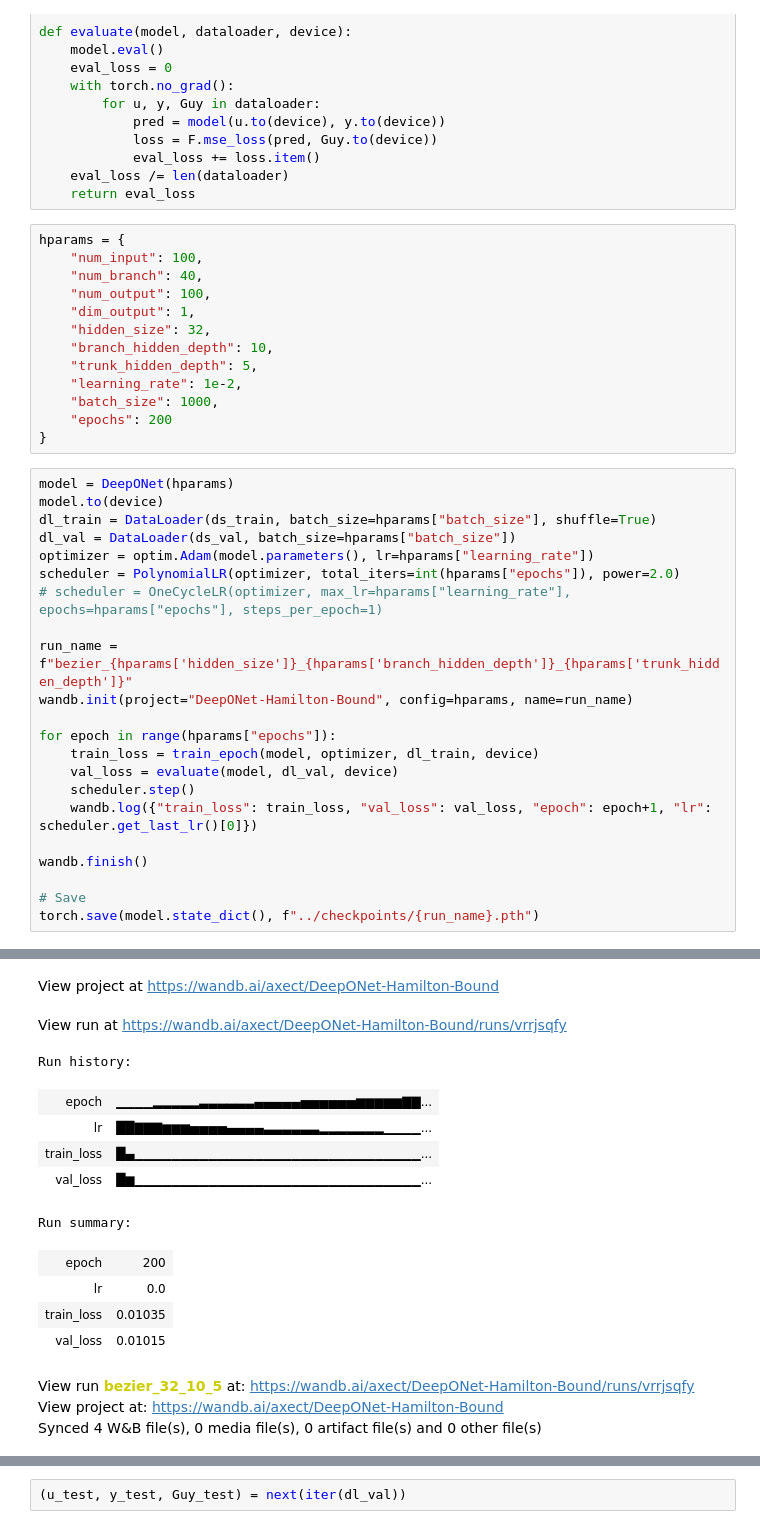
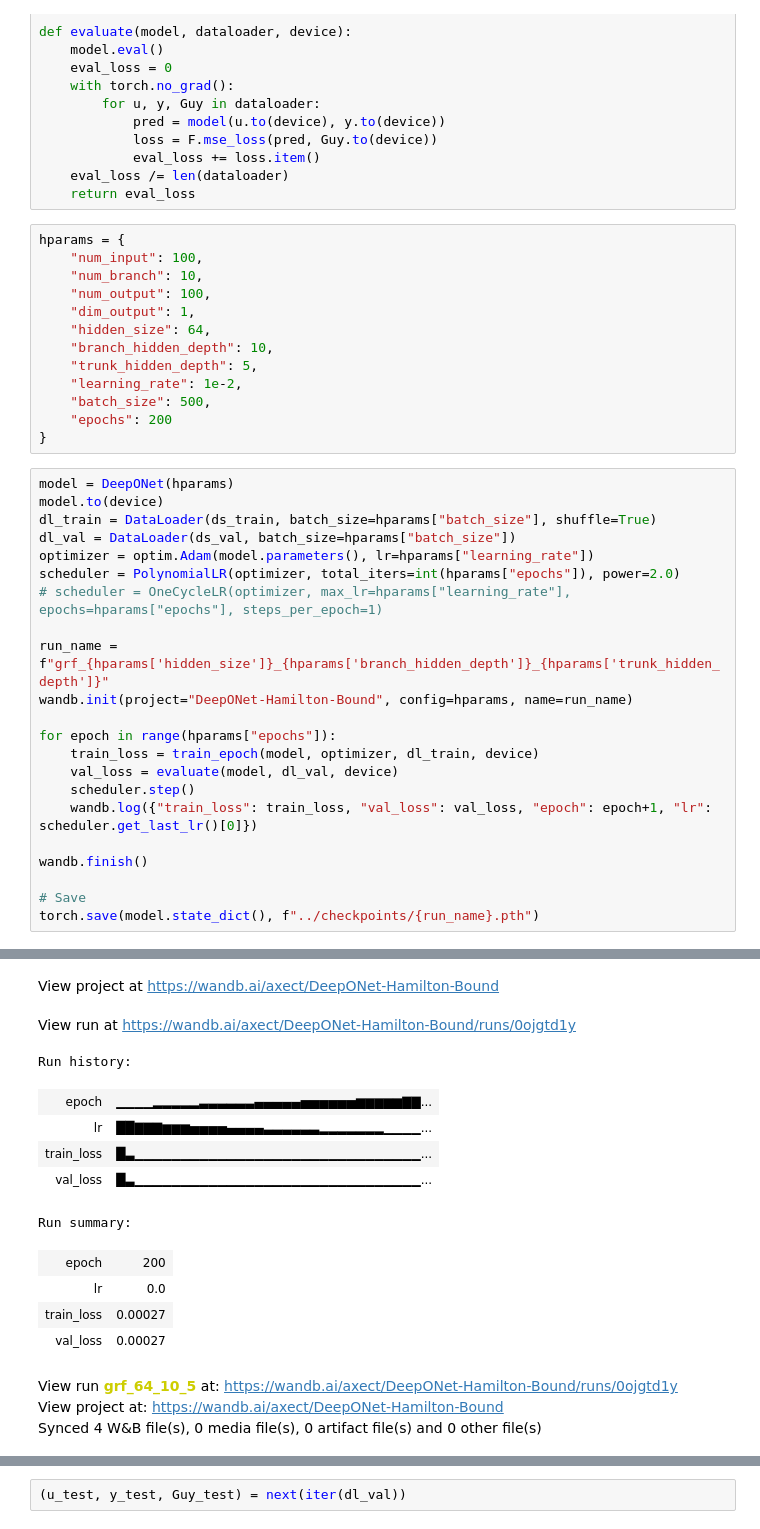
Before and after one commit to Zhu-Zhen-Yi/Neural_Hamilton_old, a Jupyter notebook: notebook/bound.ipynb, the cells around one changed output, grey strips where cells are left out. Cells and saved outputs as stored; diff of their text form.

```diff
--- a/notebook/bound.ipynb
+++ b/notebook/bound.ipynb
@@ -107,14 +107,14 @@ def evaluate(model, dataloader, device):
 # %%
 hparams = {
     "num_input": 100,
-    "num_branch": 40,
+    "num_branch": 10,
     "num_output": 100,
     "dim_output": 1,
-    "hidden_size": 32,
+    "hidden_size": 64,
     "branch_hidden_depth": 10,
     "trunk_hidden_depth": 5,
     "learning_rate": 1e-2,
-    "batch_size": 1000,
+    "batch_size": 500,
     "epochs": 200
 }
 # %%
@@ -126,7 +126,7 @@ optimizer = optim.Adam(model.parameters(), lr=hparams["learning_rate"])
 scheduler = PolynomialLR(optimizer, total_iters=int(hparams["epochs"]), power=2.0)
 # scheduler = OneCycleLR(optimizer, max_lr=hparams["learning_rate"], epochs=hparams["epochs"], steps_per_epoch=1)
 
-run_name = f"bezier_{hparams['hidden_size']}_{hparams['branch_hidden_depth']}_{hparams['trunk_hidden_depth']}"
+run_name = f"grf_{hparams['hidden_size']}_{hparams['branch_hidden_depth']}_{hparams['trunk_hidden_depth']}"
 wandb.init(project="DeepONet-Hamilton-Bound", config=hparams, name=run_name)
 
 for epoch in range(hparams["epochs"]):
@@ -148,15 +148,15 @@ Syncing run bezier_32_10_5 to Weights & Biases (docs)
 View project at https://wandb.ai/axect/DeepONet-Hamilton-Bound
-View run at https://wandb.ai/axect/DeepONet-Hamilton-Bound/runs/vrrjsqfy
+View run at https://wandb.ai/axect/DeepONet-Hamilton-Bound/runs/0ojgtd1y
 Run history:
 | epoch | ▁▁▁▁▂▂▂▂▂▃▃▃▃▃▃▄▄▄▄▄▅▅▅▅▅▅▆▆▆▆▆▇▇... |
 | lr | ██▇▇▇▆▆▆▅▅▅▅▄▄▄▄▃▃▃▃▃▃▂▂▂▂▂▂▂▁▁▁▁... |
-| train_loss | █▄▁▁▁▁▁▁▁▁▁▁▁▁▁▁▁▁▁▁▁▁▁▁▁▁▁▁▁▁▁▁▁... |
-| val_loss | █▆▁▁▁▁▁▁▁▁▁▁▁▁▁▁▁▁▁▁▁▁▁▁▁▁▁▁▁▁▁▁▁... |
+| train_loss | █▃▁▁▁▁▁▁▁▁▁▁▁▁▁▁▁▁▁▁▁▁▁▁▁▁▁▁▁▁▁▁▁... |
+| val_loss | █▃▁▁▁▁▁▁▁▁▁▁▁▁▁▁▁▁▁▁▁▁▁▁▁▁▁▁▁▁▁▁▁... |
 Run summary:
 | epoch | 200 |
 | lr | 0.0 |
-| train_loss | 0.01035 |
-| val_loss | 0.01015 |
+| train_loss | 0.00027 |
+| val_loss | 0.00027 |
-View run bezier_32_10_5 at: https://wandb.ai/axect/DeepONet-Hamilton-Bound/runs/vrrjsqfy
+View run grf_64_10_5 at: https://wandb.ai/axect/DeepONet-Hamilton-Bound/runs/0ojgtd1y
 View project at: https://wandb.ai/axect/DeepONet-Hamilton-Bound
 Synced 4 W&B file(s), 0 media file(s), 0 artifact file(s) and 0 other file(s)
```
Also changed, not shown: parts of 9 cells of this notebook, 13 other files.
